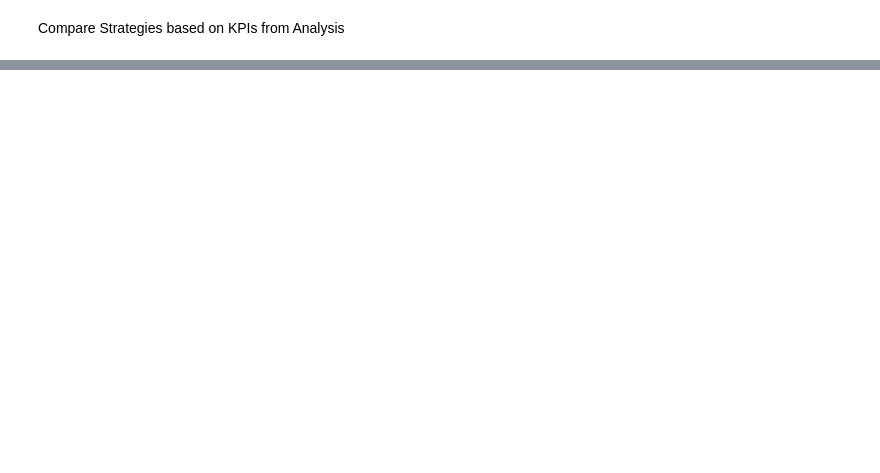
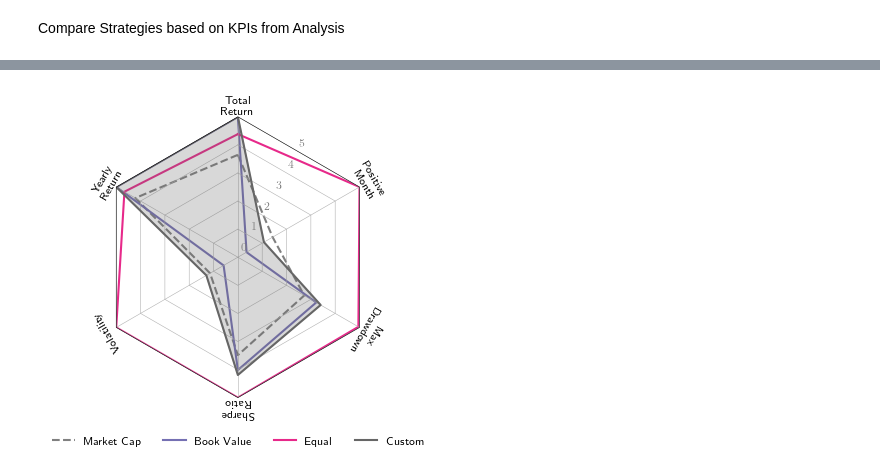
Before and after one commit to Mov0/FDS_Smart_Betas, a Jupyter notebook: 4_Figures.ipynb, the cells around one changed output, grey strips where cells are left out. Drawn from its saved outputs; the diff is of its cells as text; code cells hidden in the pictures; blank space fills up the shorter version.

```diff
--- a/4_Figures.ipynb
+++ b/4_Figures.ipynb
@@ -506,3 +508,44 @@ for strategy in df_analysis.columns:
 [figure]
 [figure]
 [figure]
+# %%
+theta = radar_factory(N, frame='polygon')
+
+fig, axes = plt.subplots(figsize=(fig_width, fig_height), subplot_kw=dict(projection='radar'), nrows=1, ncols=1)
+fig.subplots_adjust(left=0, right=1, top=0.87, bottom=0.14)
+
+ax1 = axes
+
+# Up to 2021
+yticks_locs = np.linspace(start=0, stop=5, num=6).astype(int)
+ax1.set_rgrids(yticks_locs)
+ax1.set_ylim([0, 5])
+for label in ax1.get_yticklabels():
+    x,y = label.get_position()
+    lab = ax1.text(2*np.pi*((338-30)/360),y*0.85+0.2, label.get_text(), transform=label.get_transform(),
+                ha="left", va=label.get_va(), color="gray")
+    lab.set_rotation(0)
+ax1.set_yticklabels([])
+ax1.plot(theta, df_analysis["Market Cap"].values.tolist(), label="Market Cap", color="grey", linewidth=1.5, zorder=0, linestyle="dashed")
+ax1.plot(theta, df_analysis["Book Value"].values.tolist(), label="Book Value", color=atr["Book Value"][0], linewidth=1.5, zorder=1, linestyle="solid")
+ax1.plot(theta, df_analysis["Equal"].values.tolist(), label="Equal", color=atr["Equal"][0], linewidth=1.5, zorder=1, linestyle="solid")
+ax1.plot(theta, df_analysis["Custom"].values.tolist(), label="Custom", color=atr["Custom"][0], linewidth=1.5, zorder=2)
+ax1.fill(theta, df_analysis["Custom"].values.tolist(), alpha=0.25, color=atr["Custom"][0], zorder=2)
+ax1.set_varlabels(spoke_labels)
+# Rotate Labels
+ax1.xaxis.set_tick_params(pad=1)
+thetatick_locs = np.linspace(0, 360, 6, endpoint=False)
+for label, angle in zip(ax1.get_xticklabels(), thetatick_locs):
+    x,y = label.get_position()
+    lab = ax1.text(x,y, label.get_text(), transform=label.get_transform(),
+                ha=label.get_ha(), va=label.get_va())
+    lab.set_rotation(angle)
+ax1.set_xticklabels([])
+
+# fig.suptitle("\\textbf{" + strategy + " Strategy KPIs}")
+handles, labels = plt.gca().get_legend_handles_labels()
+fig.legend(handles, labels, loc="lower center", ncol=4, frameon=False)
+plt.savefig(f'Figures/Custom.png', pad_inches = .1, bbox_inches = "tight", dpi=DPI)
+plt.savefig(f'Figures/Custom.pdf', pad_inches = .1, bbox_inches = "tight")
+# %% [output]
+[figure, added]
```
Also changed, not shown: parts of 7 cells of this notebook, 33 other files.
